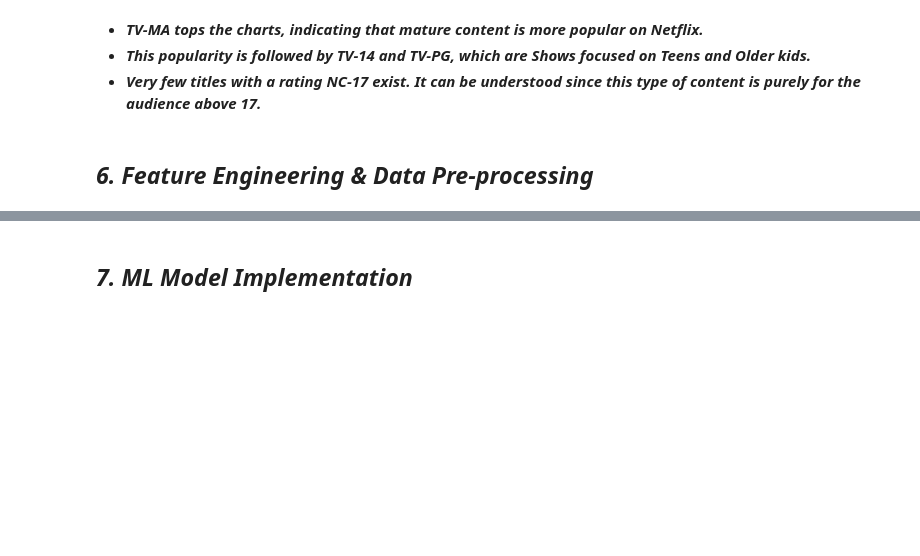
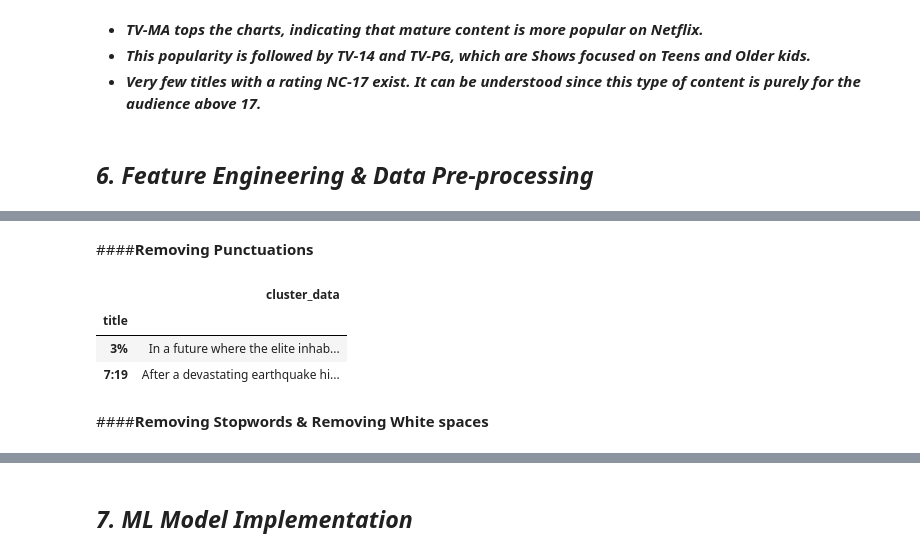
Before and after one commit to Varinder-KM/NETFLIX-MOVIES-AND-TV-SHOWS-CLUSTERING_Capstone-Project, a Jupyter notebook: NETFLIX_MOVIES_AND_TV_SHOWS_CLUSTERING.ipynb, the cells around one changed output, grey strips where cells are left out. Saved outputs shown, nothing was run; the diff lists cells and outputs as text; code cells hidden in the pictures; blank space fills up the shorter version.

```diff
--- a/NETFLIX_MOVIES_AND_TV_SHOWS_CLUSTERING.ipynb
+++ b/NETFLIX_MOVIES_AND_TV_SHOWS_CLUSTERING.ipynb
@@ -1334,0 +1213,19 @@ Answer Here.
+# %% [markdown]
+####**Removing Punctuations**
+# %%
+# Remove punctuation from the text.
+def remove_punctuation(text):
+    '''a function for removing punctuation'''
+    import string
+    translator = str.maketrans('', '', string.punctuation)
+    return text.translate(translator)
+
+cluster_df['cluster_data'] = cluster_df['cluster_data'].apply(remove_punctuation)
+cluster_df.head(2)
+# %% [output]
+|  | cluster_data |
+| title |  |
+| 3% | In a future where the elite inhab... |
+| 7:19 | After a devastating earthquake hi... |
+# %% [markdown]
+####**Removing Stopwords & Removing White spaces**
```
Also changed, not shown: parts of 90 cells of this notebook.
